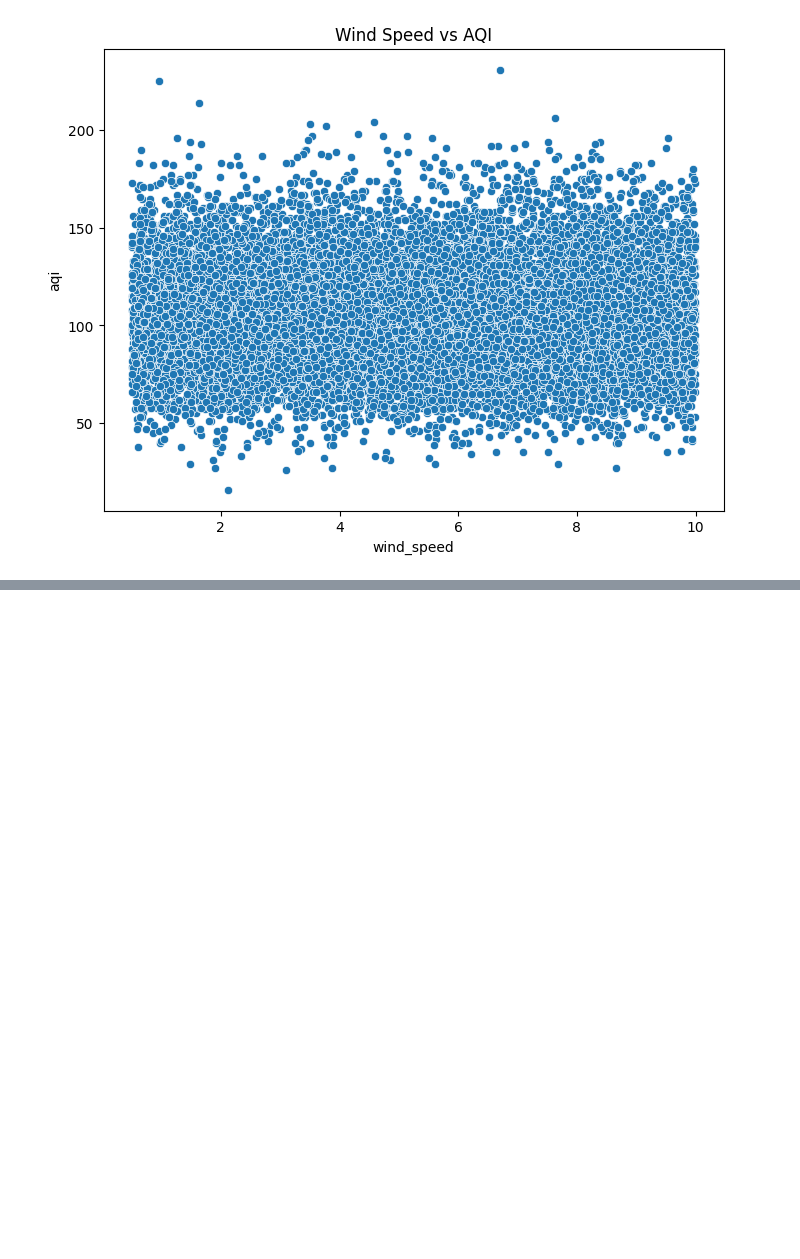
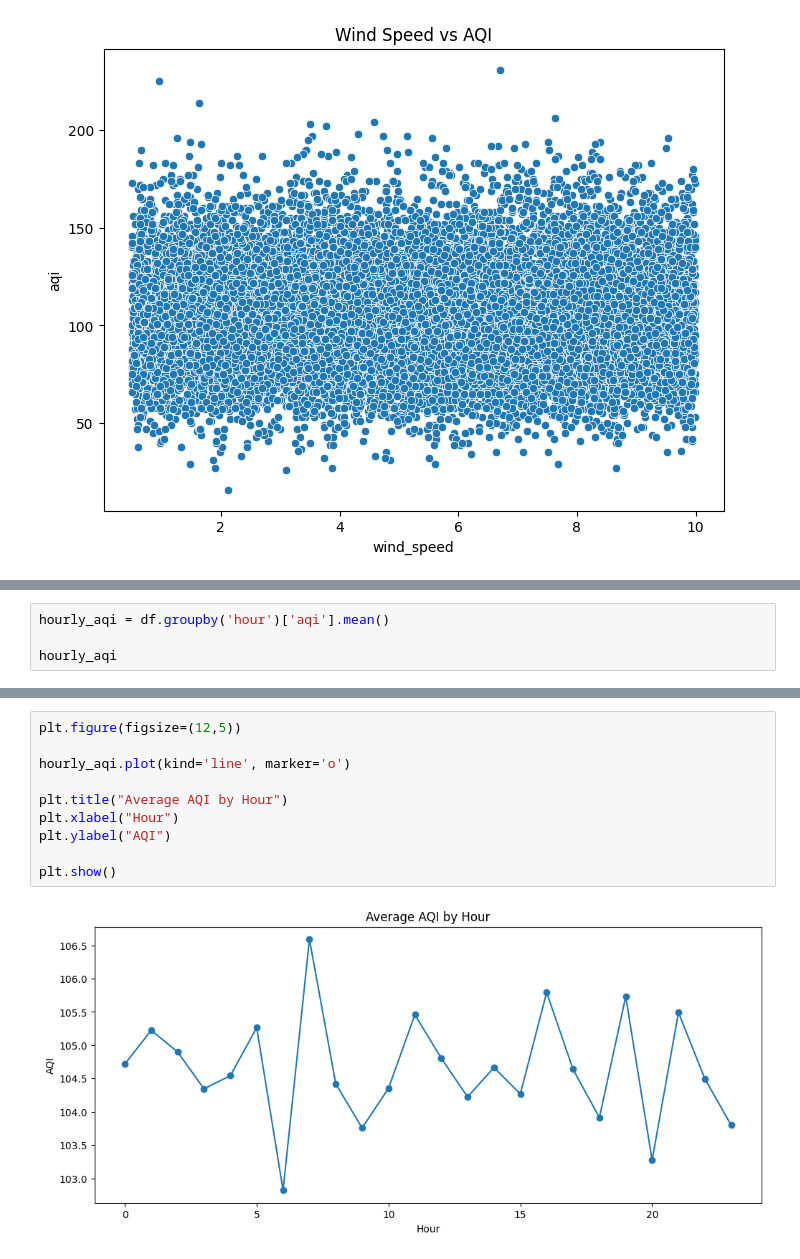
Before and after one commit to Vanshaj14Mohan/AirPulse-AI, a Jupyter notebook: Files/notebooks/eda.ipynb, the cells around one changed output, grey strips where cells are left out. Drawn from its saved outputs; the diff is of its cells as text; blank space fills up the shorter version.

```diff
--- a/Files/notebooks/eda.ipynb
+++ b/Files/notebooks/eda.ipynb
@@ -385,0 +415,4 @@ plt.show()
+# %%
+hourly_aqi = df.groupby('hour')['aqi'].mean()
+
+hourly_aqi
@@ -385,0 +437,12 @@ plt.show()
+# %%
+plt.figure(figsize=(12,5))
+
+hourly_aqi.plot(kind='line', marker='o')
+
+plt.title("Average AQI by Hour")
+plt.xlabel("Hour")
+plt.ylabel("AQI")
+
+plt.show()
+# %% [output]
+[figure, added]
```
Also changed, not shown: parts of 6 cells of this notebook.
